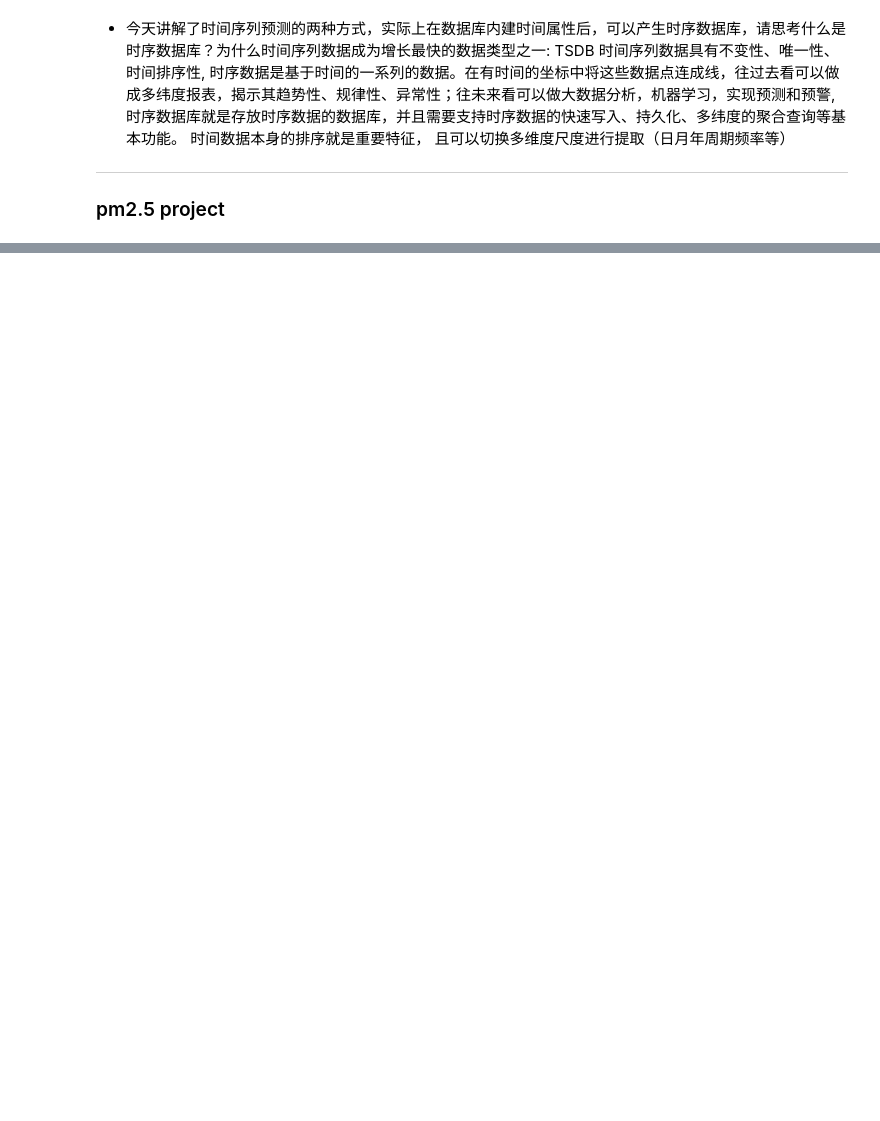
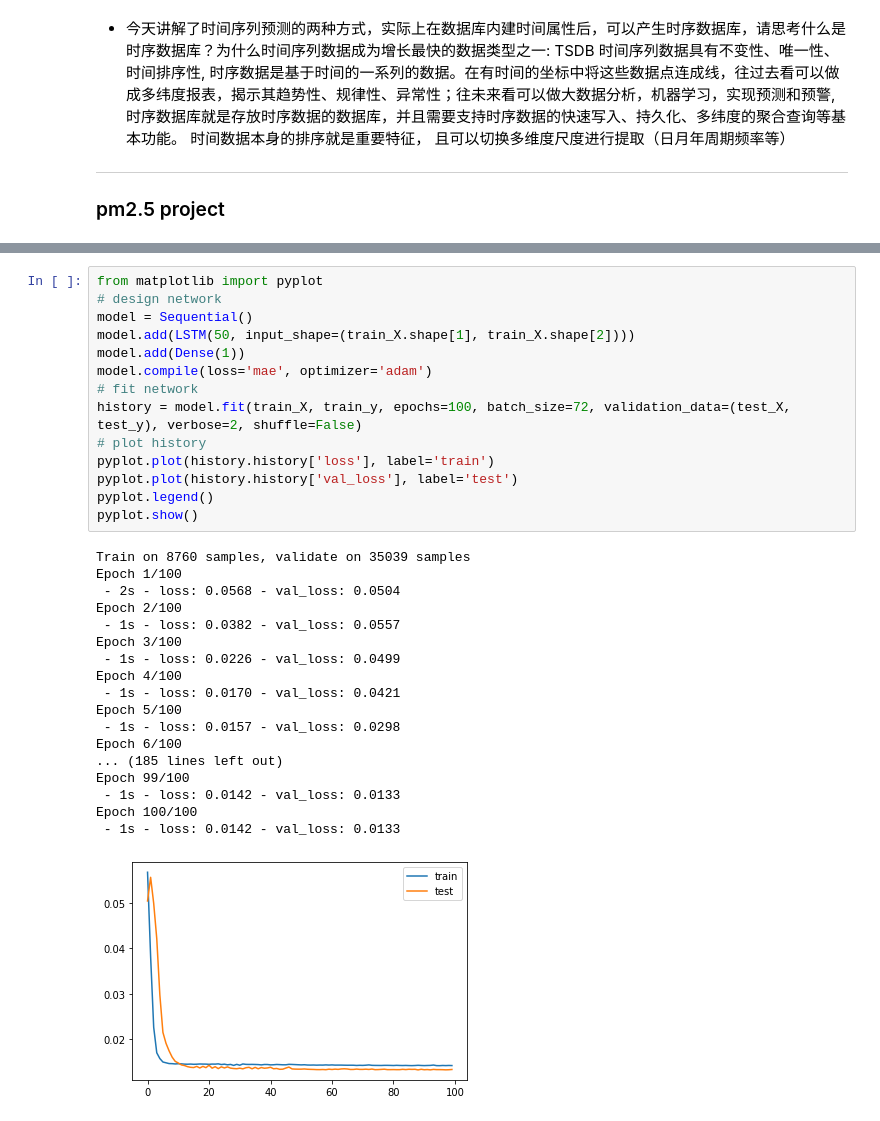
Before and after one commit to guanqin-123/kkb_notes, a Jupyter notebook: currency/homework9.ipynb, the cells around one changed output, grey strips where cells are left out. Drawn from its saved outputs; the diff is of its cells as text; blank space fills up the shorter version.

```diff
--- a/currency/homework9.ipynb
+++ b/currency/homework9.ipynb
@@ -87,0 +147,33 @@ ValueError: could not convert string to float: '2010-01-02 00:00:00'
+# %%
+from matplotlib import pyplot
+# design network
+model = Sequential()
+model.add(LSTM(50, input_shape=(train_X.shape[1], train_X.shape[2])))
+model.add(Dense(1))
+model.compile(loss='mae', optimizer='adam')
+# fit network
+history = model.fit(train_X, train_y, epochs=100, batch_size=72, validation_data=(test_X, test_y), verbose=2, shuffle=False)
+# plot history
+pyplot.plot(history.history['loss'], label='train')
+pyplot.plot(history.history['val_loss'], label='test')
+pyplot.legend()
+pyplot.show()
+# %% [output]
+Train on 8760 samples, validate on 35039 samples
+Epoch 1/100
+ - 2s - loss: 0.0568 - val_loss: 0.0504
+Epoch 2/100
+ - 1s - loss: 0.0382 - val_loss: 0.0557
+Epoch 3/100
+ - 1s - loss: 0.0226 - val_loss: 0.0499
+Epoch 4/100
+ - 1s - loss: 0.0170 - val_loss: 0.0421
+Epoch 5/100
+ - 1s - loss: 0.0157 - val_loss: 0.0298
+Epoch 6/100
+... (185 lines left out)
+Epoch 99/100
+ - 1s - loss: 0.0142 - val_loss: 0.0133
+Epoch 100/100
+ - 1s - loss: 0.0142 - val_loss: 0.0133
+[figure, added]
```
Also changed, not shown: parts of 6 cells of this notebook.
